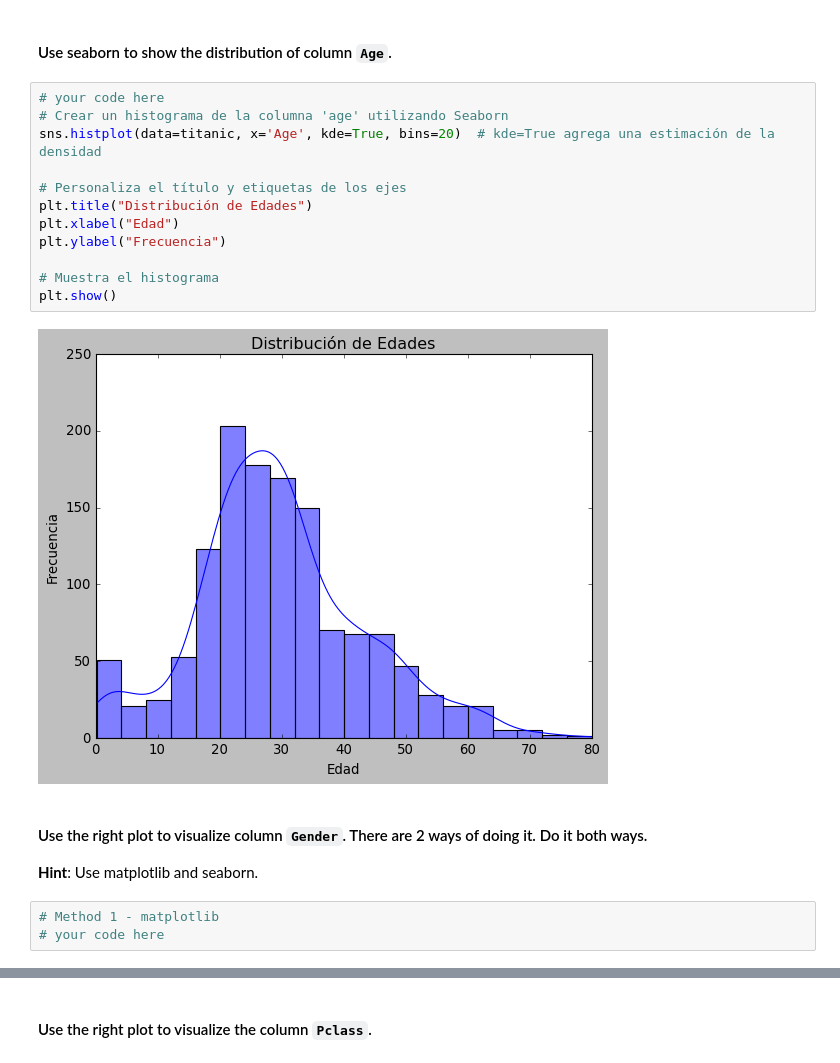
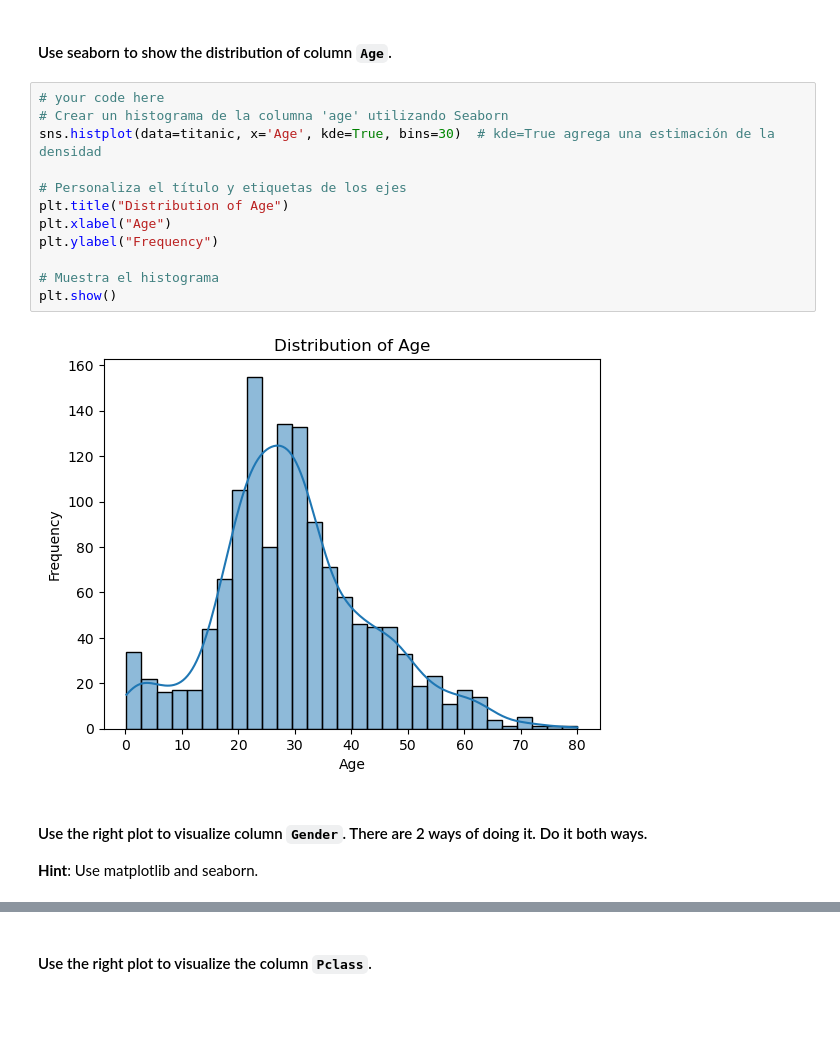
Before and after one commit to Ironhack-Data-Madrid-Octubre-2023/5.2-lab_matplotlib_seaborn, a Jupyter notebook: your-code/main.ipynb, the cells around one changed output, grey strips where cells are left out. Saved outputs shown, nothing was run; the diff lists cells and outputs as text; blank space fills up the shorter version.

```diff
--- a/your-code/main.ipynb
+++ b/your-code/main.ipynb
@@ -165,20 +196,17 @@ your comments here
 # %%
 # your code here
 # Crear un histograma de la columna 'age' utilizando Seaborn
-sns.histplot(data=titanic, x='Age', kde=True, bins=20)  # kde=True agrega una estimación de la densidad
+sns.histplot(data=titanic, x='Age', kde=True, bins=30)  # kde=True agrega una estimación de la densidad
 
 # Personaliza el título y etiquetas de los ejes
-plt.title("Distribución de Edades")
-plt.xlabel("Edad")
-plt.ylabel("Frecuencia")
+plt.title("Distribution of Age")
+plt.xlabel("Age")
+plt.ylabel("Frequency")
 
 # Muestra el histograma
 plt.show()
 # %% [output]
-[figure, old version]
+[figure, new version]
 # %% [markdown]
 #### Use the right plot to visualize column `Gender`. There are 2 ways of doing it. Do it both ways.
 **Hint**: Use matplotlib and seaborn.
-# %%
-# Method 1 - matplotlib
-# your code here
```
Also changed, not shown: parts of 11 cells of this notebook.
